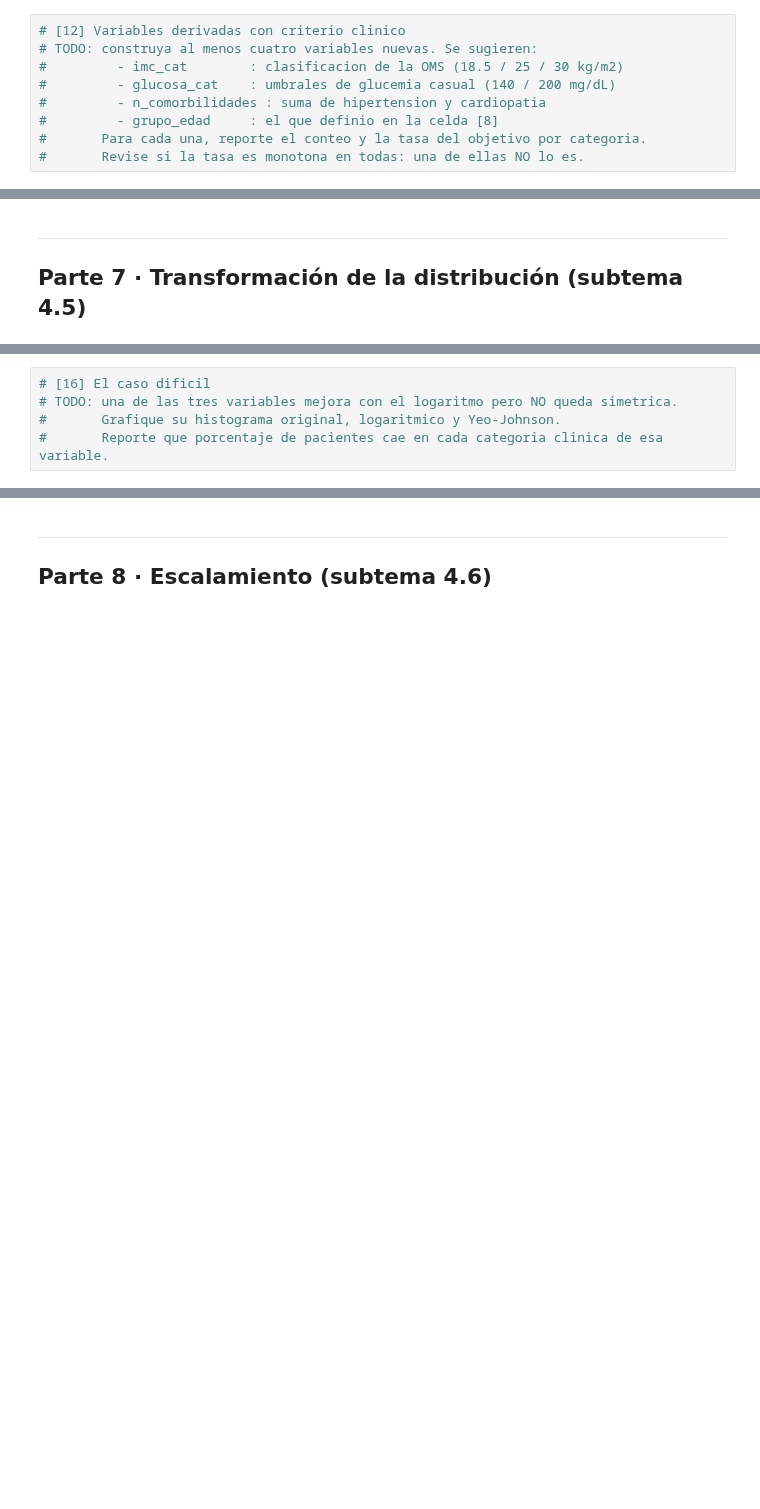
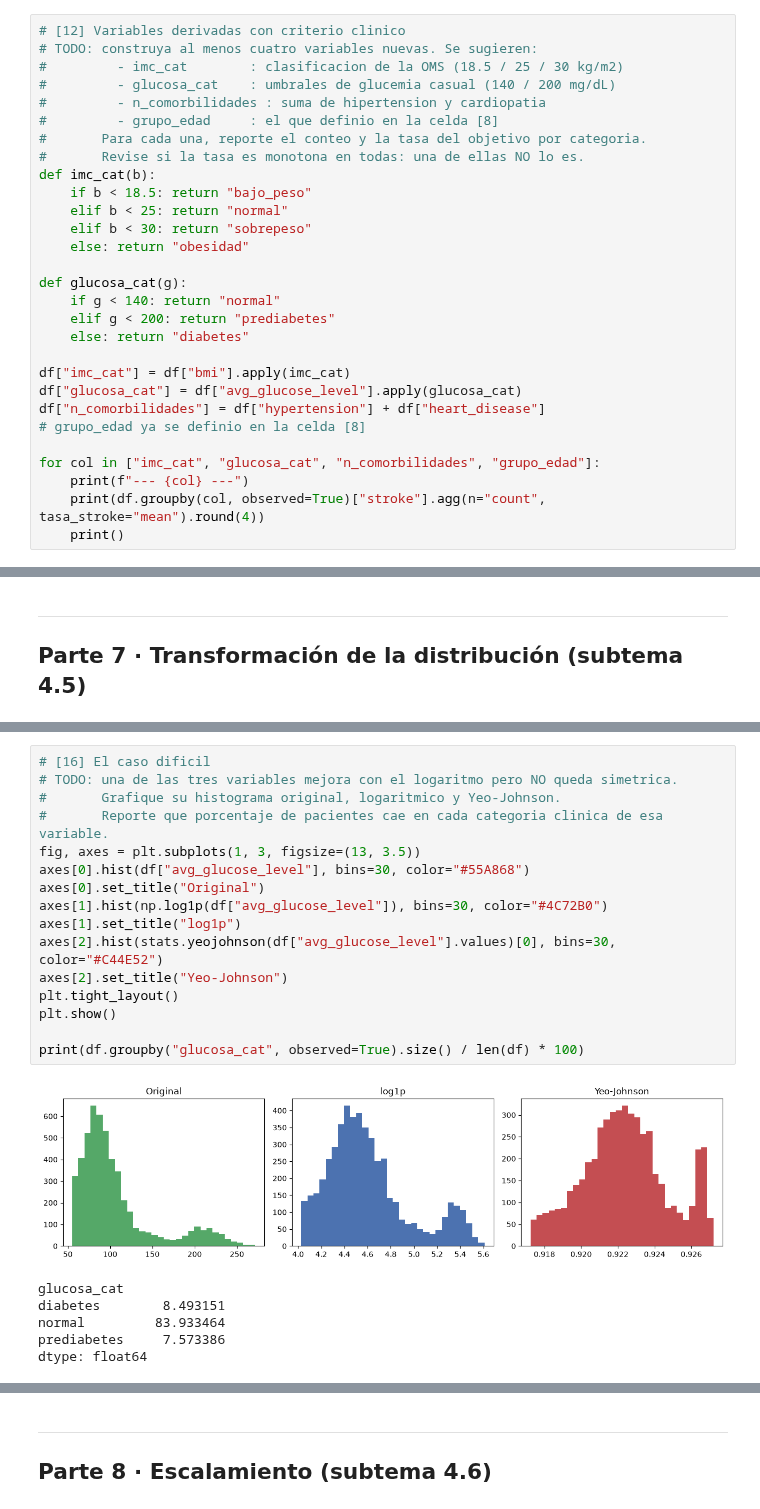
Before and after one commit to CarlosBallesuag/IA_Practicas_LAB, a Jupyter notebook: Practicas Parcial 1/Tarea_Unidad_4.ipynb, the cells around one changed output, grey strips where cells are left out. Cells and saved outputs as stored; diff of their text form; blank space fills up the shorter version.

```diff
--- a/Practicas Parcial 1/Tarea_Unidad_4.ipynb
+++ b/Practicas Parcial 1/Tarea_Unidad_4.ipynb
@@ -183,3 +508,23 @@ umbrales clínicos establecidos —no cortes arbitrarios.
 #         - grupo_edad     : el que definio en la celda [8]
 #       Para cada una, reporte el conteo y la tasa del objetivo por categoria.
 #       Revise si la tasa es monotona en todas: una de ellas NO lo es.
+def imc_cat(b):
+    if b < 18.5: return "bajo_peso"
+    elif b < 25: return "normal"
+    elif b < 30: return "sobrepeso"
+    else: return "obesidad"
+
+def glucosa_cat(g):
+    if g < 140: return "normal"
+    elif g < 200: return "prediabetes"
+    else: return "diabetes"
+
+df["imc_cat"] = df["bmi"].apply(imc_cat)
+df["glucosa_cat"] = df["avg_glucose_level"].apply(glucosa_cat)
+df["n_comorbilidades"] = df["hypertension"] + df["heart_disease"]
+# grupo_edad ya se definio en la celda [8]
+
+for col in ["imc_cat", "glucosa_cat", "n_comorbilidades", "grupo_edad"]:
+    print(f"--- {col} ---")
+    print(df.groupby(col, observed=True)["stroke"].agg(n="count", tasa_stroke="mean").round(4))
+    print()
@@ -219,8 +684,26 @@ identificó — la elimina aquí a ojo, o deja que una regla explícita la desca
 # %%
 # [16] El caso dificil
 # TODO: una de las tres variables mejora con el logaritmo pero NO queda simetrica.
 #       Grafique su histograma original, logaritmico y Yeo-Johnson.
 #       Reporte que porcentaje de pacientes cae en cada categoria clinica de esa variable.
+fig, axes = plt.subplots(1, 3, figsize=(13, 3.5))
+axes[0].hist(df["avg_glucose_level"], bins=30, color="#55A868")
+axes[0].set_title("Original")
+axes[1].hist(np.log1p(df["avg_glucose_level"]), bins=30, color="#4C72B0")
+axes[1].set_title("log1p")
+axes[2].hist(stats.yeojohnson(df["avg_glucose_level"].values)[0], bins=30, color="#C44E52")
+axes[2].set_title("Yeo-Johnson")
+plt.tight_layout()
+plt.show()
+
+print(df.groupby("glucosa_cat", observed=True).size() / len(df) * 100)
+# %% [output]
+[figure, added]
+glucosa_cat
+diabetes        8.493151
+normal         83.933464
+prediabetes     7.573386
+dtype: float64
 # %% [markdown]
 **Concluya variable por variable.** Para cada una de las tres numéricas: ¿transforma o no, y con
 qué? Una de ellas **empeora** con el logaritmo: identifíquela y explique por qué. Otra no se arregla
```
Also changed, not shown: parts of 32 cells of this notebook.
